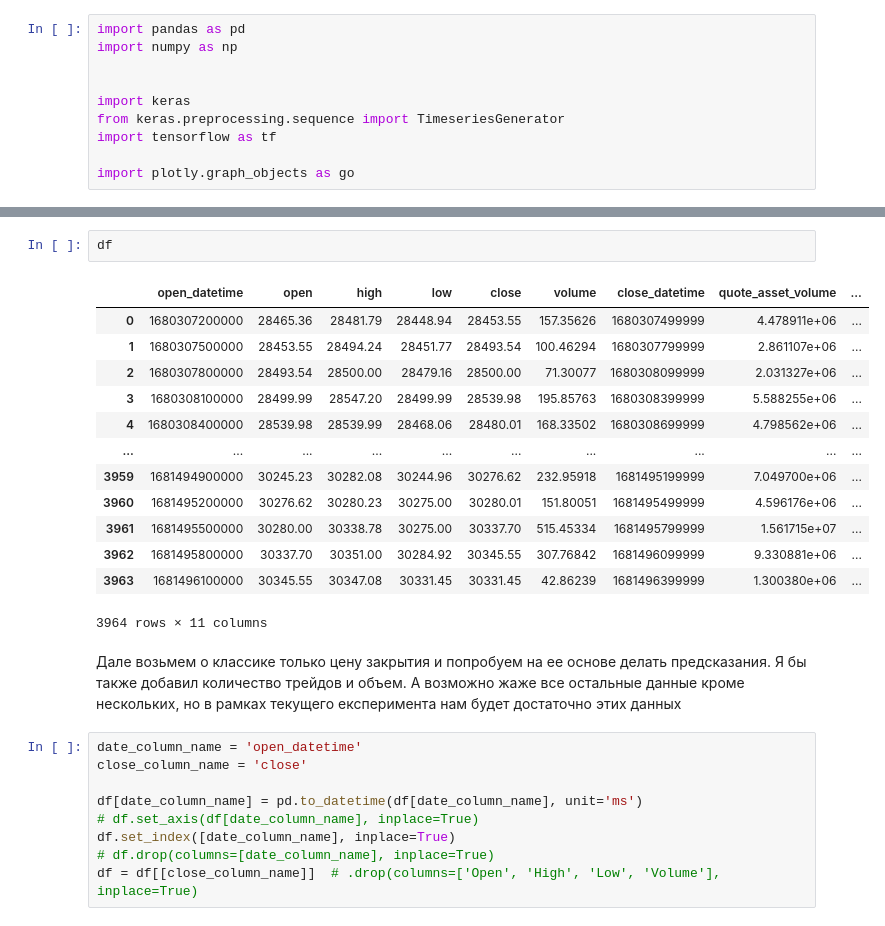
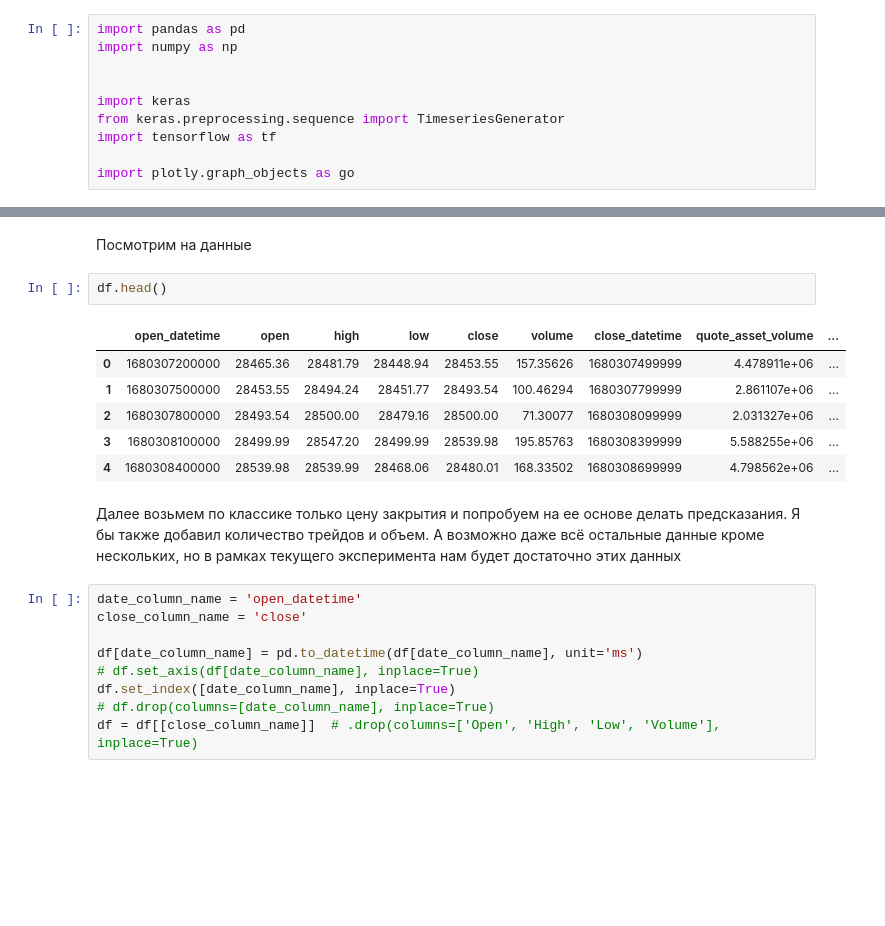
Before and after one commit to bkamuz/crypto-predictor, a Jupyter notebook: crypto-predictor.ipynb, the cells around one changed output, grey strips where cells are left out. Cells and saved outputs as stored; diff of their text form; blank space fills up the shorter version.

```diff
--- a/crypto-predictor.ipynb
+++ b/crypto-predictor.ipynb
@@ -172,22 +173,17 @@ memory usage: 340.8 KB
 None
+# %% [markdown]
+Посмотрим на данные
 # %%
-df
+df.head()
 # %% [output]
 |  | open_datetime | open | high | low | close | volume | close_datetime | quote_asset_volume | ... |
 | 0 | 1680307200000 | 28465.36 | 28481.79 | 28448.94 | 28453.55 | 157.35626 | 1680307499999 | 4.478911e+06 | ... |
 | 1 | 1680307500000 | 28453.55 | 28494.24 | 28451.77 | 28493.54 | 100.46294 | 1680307799999 | 2.861107e+06 | ... |
 | 2 | 1680307800000 | 28493.54 | 28500.00 | 28479.16 | 28500.00 | 71.30077 | 1680308099999 | 2.031327e+06 | ... |
 | 3 | 1680308100000 | 28499.99 | 28547.20 | 28499.99 | 28539.98 | 195.85763 | 1680308399999 | 5.588255e+06 | ... |
 | 4 | 1680308400000 | 28539.98 | 28539.99 | 28468.06 | 28480.01 | 168.33502 | 1680308699999 | 4.798562e+06 | ... |
-| ... | ... | ... | ... | ... | ... | ... | ... | ... | ... |
-| 3959 | 1681494900000 | 30245.23 | 30282.08 | 30244.96 | 30276.62 | 232.95918 | 1681495199999 | 7.049700e+06 | ... |
-| 3960 | 1681495200000 | 30276.62 | 30280.23 | 30275.00 | 30280.01 | 151.80051 | 1681495499999 | 4.596176e+06 | ... |
-| 3961 | 1681495500000 | 30280.00 | 30338.78 | 30275.00 | 30337.70 | 515.45334 | 1681495799999 | 1.561715e+07 | ... |
-| 3962 | 1681495800000 | 30337.70 | 30351.00 | 30284.92 | 30345.55 | 307.76842 | 1681496099999 | 9.330881e+06 | ... |
-| 3963 | 1681496100000 | 30345.55 | 30347.08 | 30331.45 | 30331.45 | 42.86239 | 1681496399999 | 1.300380e+06 | ... |
-3964 rows × 11 columns
 # %% [markdown]
-Дале возьмем о классике только цену закрытия и попробуем на ее основе делать предсказания. Я бы также добавил количество трейдов и объем. А возможно жаже все остальные данные кроме нескольких, но в рамках текущего експеримента нам будет достаточно этих данных
+Далее возьмем по классике только цену закрытия и попробуем на ее основе делать предсказания. Я бы также добавил количество трейдов и объем. А возможно даже всё остальные данные кроме нескольких, но в рамках текущего эксперимента нам будет достаточно этих данных
 # %%
 date_column_name = 'open_datetime'
 close_column_name = 'close'
```
Also changed, not shown: parts of 21 cells of this notebook, 5 other files.
